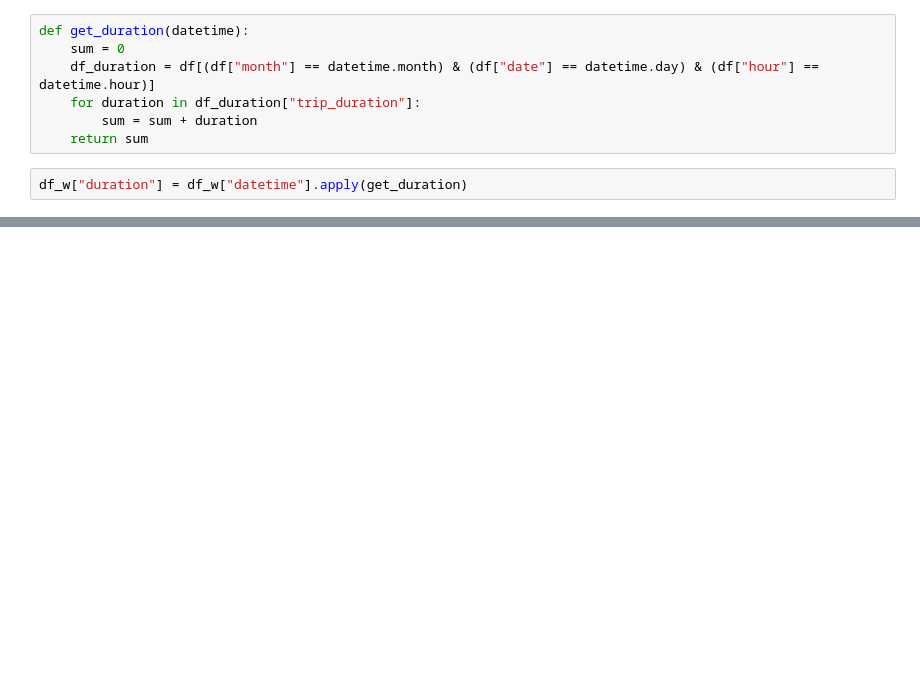
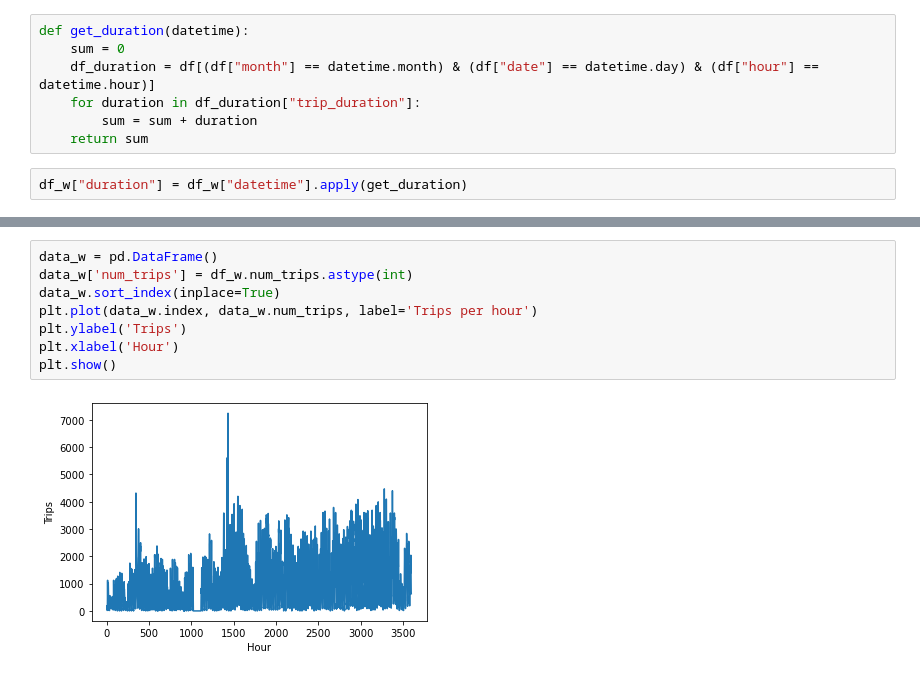
Before and after one commit to lesar64/aa_project, a Jupyter notebook: Steffen/kpi_data.ipynb, the cells around one changed output, grey strips where cells are left out. Drawn from its saved outputs; the diff is of its cells as text; blank space fills up the shorter version.

```diff
--- a/Steffen/kpi_data.ipynb
+++ b/Steffen/kpi_data.ipynb
@@ -99,0 +103,10 @@ print(df_w)
+# %%
+data_w = pd.DataFrame()
+data_w['num_trips'] = df_w.num_trips.astype(int)
+data_w.sort_index(inplace=True)
+plt.plot(data_w.index, data_w.num_trips, label='Trips per hour')
+plt.ylabel('Trips')
+plt.xlabel('Hour')
+plt.show()
+# %% [output]
+[figure, added]
```
Also changed, not shown: parts of 11 cells of this notebook.
